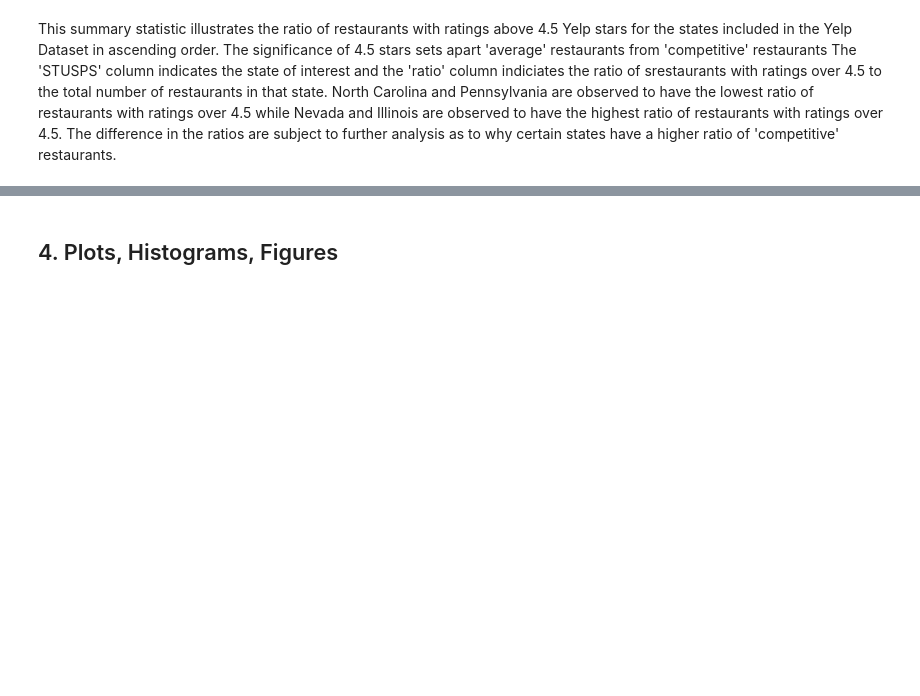
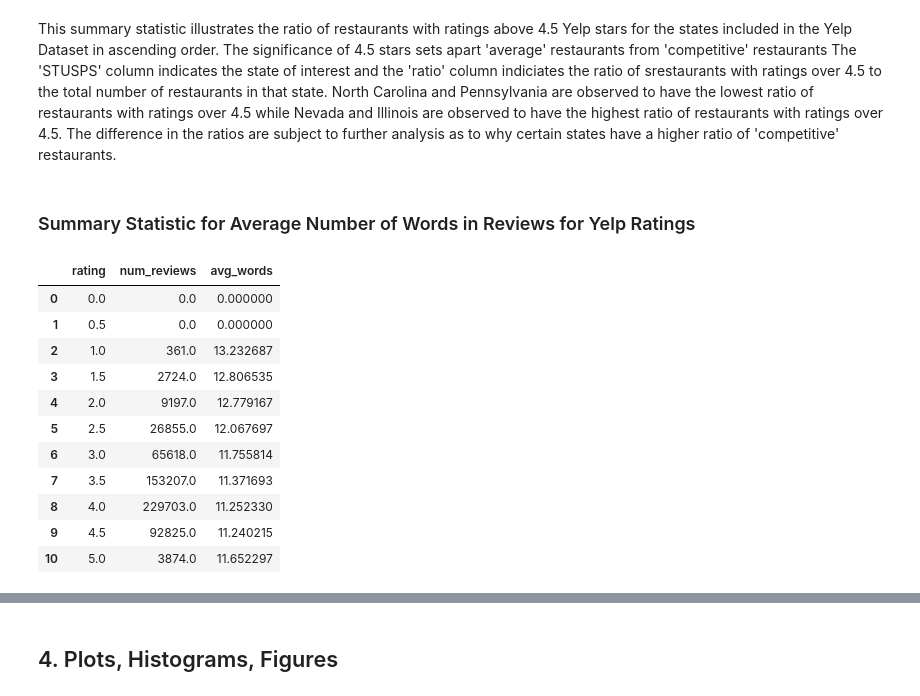
Before and after one commit to vvickychan/yelp-code, a Jupyter notebook: yelp.ipynb, the cells around one changed output, grey strips where cells are left out. Cells and saved outputs as stored; diff of their text form; code cells hidden in the pictures; blank space fills up the shorter version.

```diff
--- a/yelp.ipynb
+++ b/yelp.ipynb
@@ -549,3 +536,36 @@ ratio_df.sort_values(by='ratio')
 | 3 | IL | 0.0375 |
 # %% [markdown]
 This summary statistic illustrates the ratio of restaurants with ratings above 4.5 Yelp stars for the states included in the Yelp Dataset in ascending order. The significance of 4.5 stars sets apart 'average' restaurants from 'competitive' restaurants  The 'STUSPS' column indicates the state of interest and the 'ratio' column indiciates the ratio of srestaurants with ratings over 4.5 to the total number of restaurants in that state. North Carolina and Pennsylvania are observed to have the lowest ratio of restaurants with ratings over 4.5 while Nevada and Illinois are observed to have the highest ratio of restaurants with ratings over 4.5. The difference in the ratios are subject to further analysis as to why certain states have a higher ratio of 'competitive' restaurants.
+# %% [markdown]
+### Summary Statistic for Average Number of Words in Reviews for Yelp Ratings
+# %%
+# analyze length of messages for each star rating
+rate = [0, 0.5, 1, 1.5, 2, 2.5, 3, 3.5, 4, 4.5, 5]
+num_words = [0.0 ,0.0 ,0.0 ,0.0 ,0.0 ,0.0 ,0.0 ,0.0 ,0.0 ,0.0 ,0.0]
+num_reviews = [0.0 ,0.0 ,0.0 ,0.0 ,0.0 ,0.0 ,0.0 ,0.0 ,0.0 ,0.0 ,0.0]
+
+for i in df2_tip.index:
+    if type(df2_tip['text'][i]) != float: # they are NaN values
+        text = df2_tip['text'][i]
+        num_words[rate.index(df2_tip['stars'][i])] += len(re.findall(r'\w+', text))
+        num_reviews[rate.index(df2_tip['stars'][i])] += 1
+
+df_characters = pd.DataFrame(list(zip(rate, num_words, num_reviews)),
+               columns =['rating', 'num_words', 'num_reviews'])
+df_characters['avg_words'] = df_characters['num_words'] / df_characters['num_reviews']
+df_characters = df_characters.drop(columns=['num_words'], axis=1)
+df_characters['avg_words'] = df_characters['avg_words'].fillna(0)
+df_characters
+# %% [output]
+|  | rating | num_reviews | avg_words |
+| 0 | 0.0 | 0.0 | 0.000000 |
+| 1 | 0.5 | 0.0 | 0.000000 |
+| 2 | 1.0 | 361.0 | 13.232687 |
+| 3 | 1.5 | 2724.0 | 12.806535 |
+| 4 | 2.0 | 9197.0 | 12.779167 |
+| 5 | 2.5 | 26855.0 | 12.067697 |
+| 6 | 3.0 | 65618.0 | 11.755814 |
+| 7 | 3.5 | 153207.0 | 11.371693 |
+| 8 | 4.0 | 229703.0 | 11.252330 |
+| 9 | 4.5 | 92825.0 | 11.240215 |
+| 10 | 5.0 | 3874.0 | 11.652297 |
```
Also changed, not shown: parts of 31 cells of this notebook.
